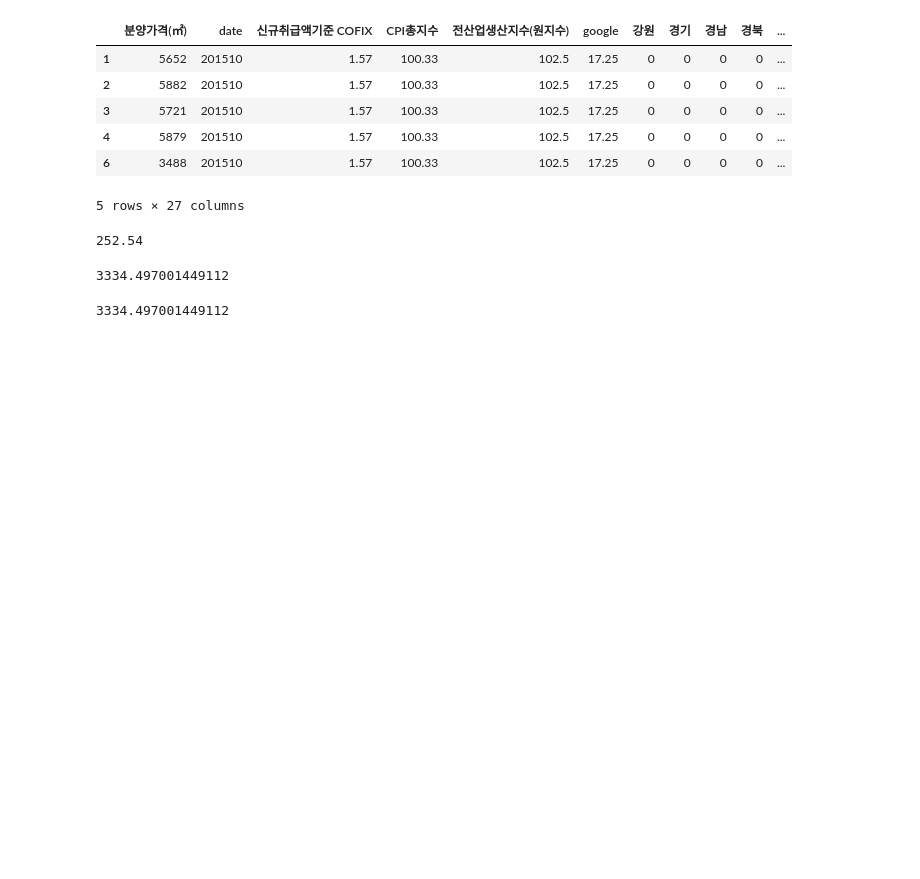
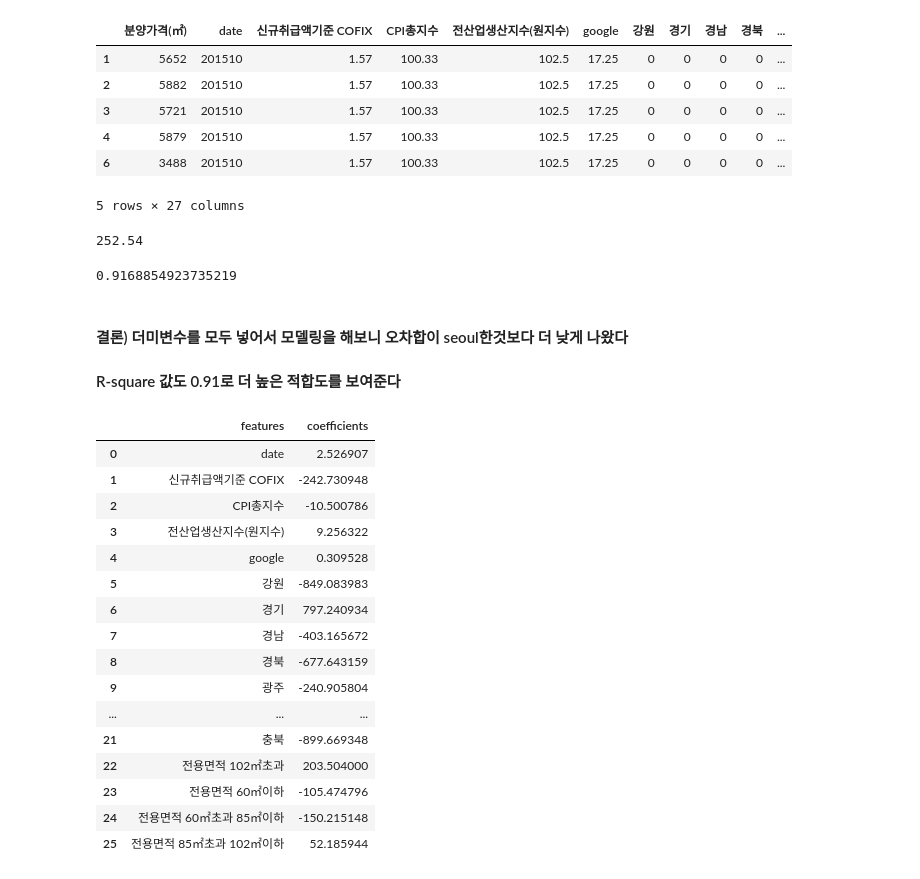
Before and after one commit to trhgu/EDA_project, a Jupyter notebook: preprocess_python.ipynb, the cells around one changed output. Drawn from its saved outputs; the diff is of its cells as text; code cells hidden in the pictures; blank space fills up the shorter version.

Commit message:
add coefficient, R-Square - 회귀분석모델 가중치 추가 - 회귀분서모델 상관계수(적합도 측정) 추가 - 가설 3 추가(하지만 말을 다듬을 필요가 있어요)

```diff
--- a/preprocess_python.ipynb
+++ b/preprocess_python.ipynb
@@ -542,8 +569,35 @@ round(mae, 2)
-# %%
-model.predict(test_x)[0]
-# %% [output]
-3334.497001449112
-# %%
-pred_y[0]
-# %% [output]
-3334.497001449112
+# %%
+#R-Square(결정계수): 회귀분석 모델의 적합도.
+# 0~1 값을 가지는데, 1에 가까울수록 적합도가 높다
+model.score(test_x, test_y)
+# %% [output]
+0.9168854923735219
+# %% [markdown]
+#### 결론) 더미변수를 모두 넣어서 모델링을 해보니 오차합이 seoul한것보다 더 낮게 나왔다
+#### R-square 값도 0.91로 더 높은 적합도를 보여준다
+# %%
+col=[ 'date', '신규취급액기준 COFIX', 'CPI총지수',
+       '전산업생산지수(원지수)', 'google', '강원', '경기', '경남', '경북', '광주', '대구', '대전',
+       '부산', '서울', '세종', '울산', '인천', '전남', '전북', '제주', '충남', '충북',
+       '전용면적 102㎡초과', '전용면적 60㎡이하', '전용면적 60㎡초과 85㎡이하', '전용면적 85㎡초과 102㎡이하',
+       ]
+coefs = pd.DataFrame(zip(col, model.coef_),columns = ["features","coefficients"])
+coefs
+# %% [output]
+|  | features | coefficients |
+| 0 | date | 2.526907 |
+| 1 | 신규취급액기준 COFIX | -242.730948 |
+| 2 | CPI총지수 | -10.500786 |
+| 3 | 전산업생산지수(원지수) | 9.256322 |
+| 4 | google | 0.309528 |
+| 5 | 강원 | -849.083983 |
+| 6 | 경기 | 797.240934 |
+| 7 | 경남 | -403.165672 |
+| 8 | 경북 | -677.643159 |
+| 9 | 광주 | -240.905804 |
+| ... | ... | ... |
+| 21 | 충북 | -899.669348 |
+| 22 | 전용면적 102㎡초과 | 203.504000 |
+| 23 | 전용면적 60㎡이하 | -105.474796 |
+| 24 | 전용면적 60㎡초과 85㎡이하 | -150.215148 |
+| 25 | 전용면적 85㎡초과 102㎡이하 | 52.185944 |
```
Also changed, not shown: parts of 7 cells of this notebook.
